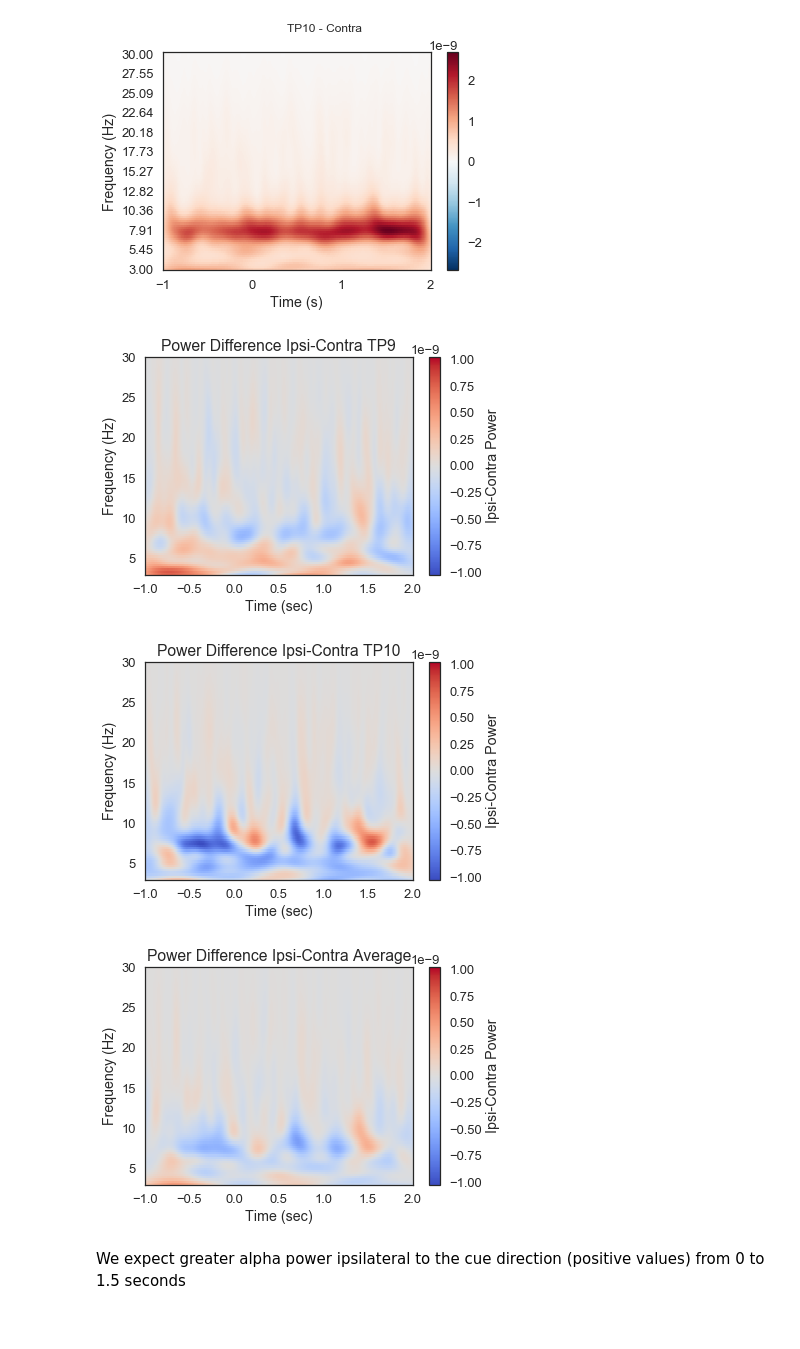
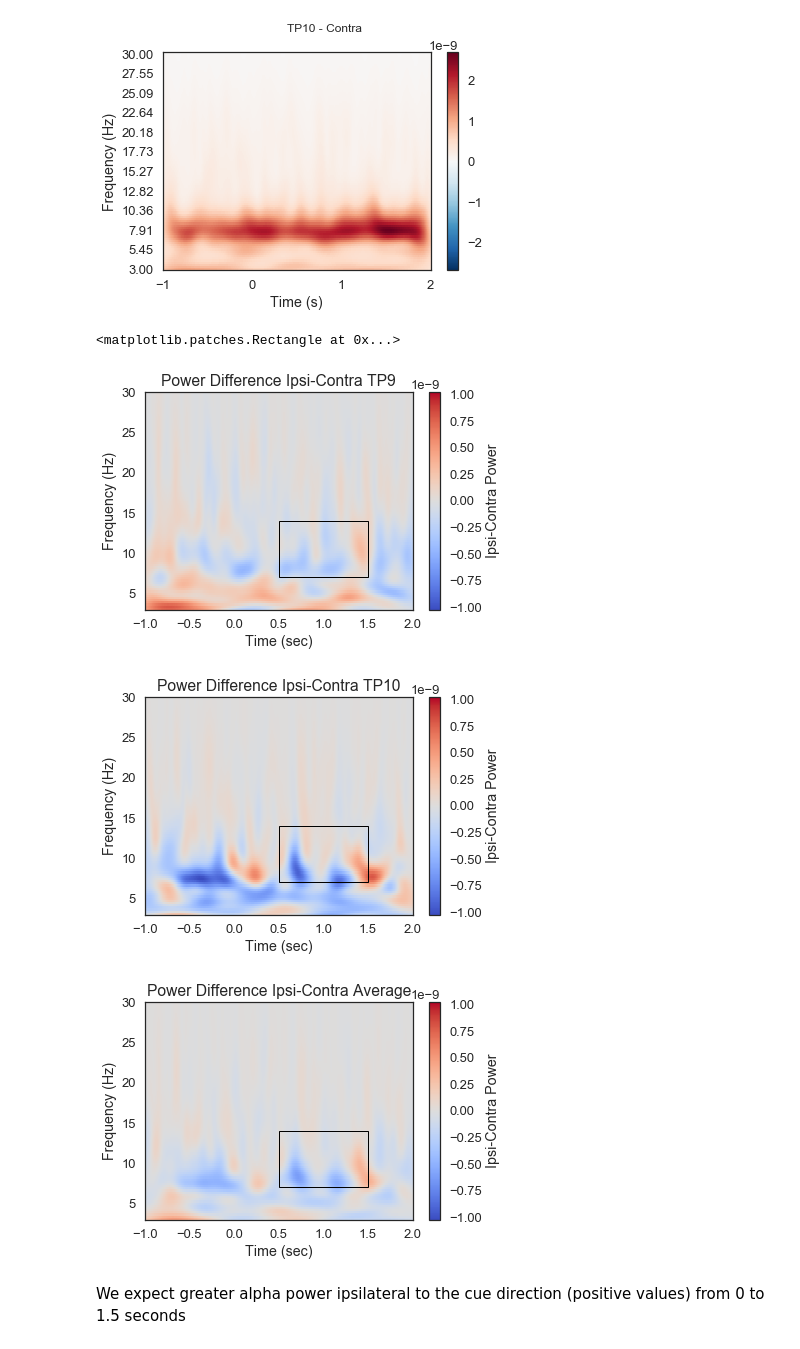
Before and after one commit to NeuroTechX/eeg-notebooks_v0.1, a Jupyter notebook: notebooks/cueing.ipynb, the cells around one changed output. Drawn from its saved outputs; the diff is of its cells as text; code cells hidden in the pictures.

```diff
--- a/notebooks/cueing.ipynb
+++ b/notebooks/cueing.ipynb
@@ -283,6 +283,8 @@ No baseline correction applied
 %matplotlib inline
 from matplotlib import pyplot as plt
 import numpy as np
+import matplotlib.patches as patches
+
 
 times = epochs.times
 power_TP9_Diff = power_Ipsi_TP9-power_Contra_TP9;
@@ -292,39 +294,52 @@ power_Avg_Diff = (power_TP9_Diff+power_TP10_Diff)/2;
 #find max to make color range
 plot_max = np.max([np.max(np.abs(power_TP9_Diff)), np.max(np.abs(power_TP10_Diff)), np.max(np.abs(power_Avg_Diff))])
 
-fig = plt.figure()
+fig, ax = plt.subplots(1)
 im = plt.imshow(power_TP9_Diff,
            extent=[times[0], times[-1], frequencies[0], frequencies[-1]],
            aspect='auto', origin='lower', cmap='coolwarm', vmin=-plot_max, vmax=plot_max)
 plt.xlabel('Time (sec)')
 plt.ylabel('Frequency (Hz)')
 plt.title('Power Difference Ipsi-Contra TP9')
 cb = fig.colorbar(im)
 cb.set_label('Ipsi-Contra Power')
+# Create a Rectangle patch
+rect = patches.Rectangle((.5,7),1,7,linewidth=1,edgecolor='k',facecolor='none')
+# Add the patch to the Axes
+ax.add_patch(rect)
 
-fig = plt.figure()
+fig, ax = plt.subplots(1)
 im = plt.imshow(power_TP10_Diff,
            extent=[times[0], times[-1], frequencies[0], frequencies[-1]],
            aspect='auto', origin='lower', cmap='coolwarm', vmin=-plot_max, vmax=plot_max)
 plt.xlabel('Time (sec)')
 plt.ylabel('Frequency (Hz)')
 plt.title('Power Difference Ipsi-Contra TP10')
 cb = fig.colorbar(im)
 cb.set_label('Ipsi-Contra Power')
+# Create a Rectangle patch
+rect = patches.Rectangle((.5,7),1,7,linewidth=1,edgecolor='k',facecolor='none')
+# Add the patch to the Axes
+ax.add_patch(rect)
 
 #difference between conditions
-fig = plt.figure()
+fig, ax = plt.subplots(1)
 im = plt.imshow(power_Avg_Diff,
            extent=[times[0], times[-1], frequencies[0], frequencies[-1]],
            aspect='auto', origin='lower', cmap='coolwarm', vmin=-plot_max, vmax=plot_max)
 plt.xlabel('Time (sec)')
 plt.ylabel('Frequency (Hz)')
 plt.title('Power Difference Ipsi-Contra Average')
 cb = fig.colorbar(im)
 cb.set_label('Ipsi-Contra Power')
+# Create a Rectangle patch
+rect = patches.Rectangle((.5,7),1,7,linewidth=1,edgecolor='k',facecolor='none')
+# Add the patch to the Axes
+ax.add_patch(rect)
 # %% [output]
+<matplotlib.patches.Rectangle at 0x...>
-[figure, old version]
+[figure, new version]
-[figure, old version]
+[figure, new version]
-[figure, old version]
+[figure, new version]
 # %% [markdown]
 We expect greater alpha power ipsilateral to the cue direction (positive values) from 0 to 1.5 seconds
```
